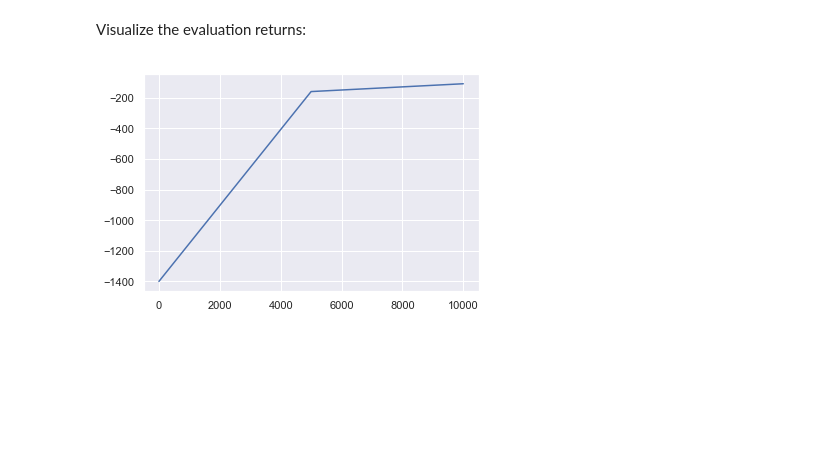
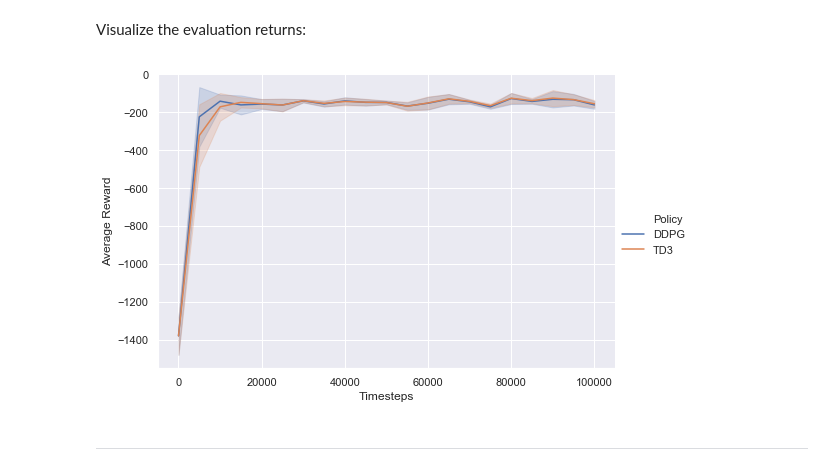
Before and after one commit to dogatekin/TD3, a Jupyter notebook: Viz.ipynb, the cells around one changed output. Cells and saved outputs as stored; diff of their text form; code cells hidden in the pictures; blank space fills up the shorter version.

Commit message:
Wrote helpers for visualizations

```diff
--- a/Viz.ipynb
+++ b/Viz.ipynb
@@ -19,0 +30,28 @@ t = [5000*i for i in range(len(ddpg))]
+# %%
+def load_data(path, policy_name, env_name, eval_freq=5000):
+    data = pd.DataFrame()
+    filename = f'{policy_name}_{env_name}_'
+
+    # Load matching results from the path
+    for file in os.listdir(path):
+        match = file.split(filename,1)
+        if len(match) > 1:
+            seed = match[1]
+            data['Seed ' + seed.split('.')[0]] = np.load(path + filename + seed)
+
+    # Reorder columns according to seed number
+    data = data.reindex(sorted(data.columns), axis=1)
+
+    # Evaluations were done every eval_freq timesteps
+    data['Timesteps'] = [eval_freq*i for i in range(len(data))]
+
+    # Put Timesteps column at the beginning
+    data = data[data.columns.tolist()[-1:] + data.columns.tolist()[:-1]]
+
+    # Store name of the policy for plotting later
+    data.policy_name = policy_name
+
+    return data
+# %%
+ddpg = load_data(path, 'DDPG', 'Pendulum-v0')
+ddpg.head()
@@ -19,0 +65,3 @@ t = [5000*i for i in range(len(ddpg))]
+# %%
+td3 = load_data(path, 'TD3', 'Pendulum-v0')
+td3.head()
@@ -20,6 +75,18 @@ t = [5000*i for i in range(len(ddpg))]
 # %% [markdown]
 Visualize the evaluation returns:
-# %%
-sns.lineplot(t, ddpg);
-# %% [output]
-[figure, removed]
+# %%
+def plot_results(*policies):
+    data = pd.DataFrame()
+
+    for policy in policies:
+        plotable_policy = policy.melt('Timesteps', var_name='Seeds', value_name='Average Reward')
+        plotable_policy['Policy'] = policy.policy_name
+        data = pd.concat([data, plotable_policy])
+
+    sns.relplot(x="Timesteps", y="Average Reward", hue='Policy', data=data, kind='line', aspect=1.5, ci='sd')
+# %%
+plot_results(ddpg, td3)
+# %% [output]
+[figure, added]
+# %% [markdown]
+---
```
Also changed, not shown: parts of 9 cells of this notebook, 11 other files.
